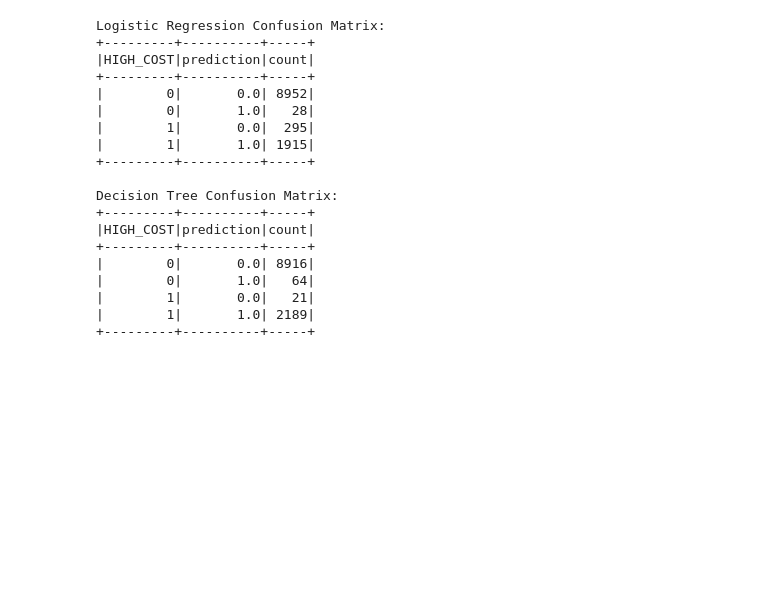
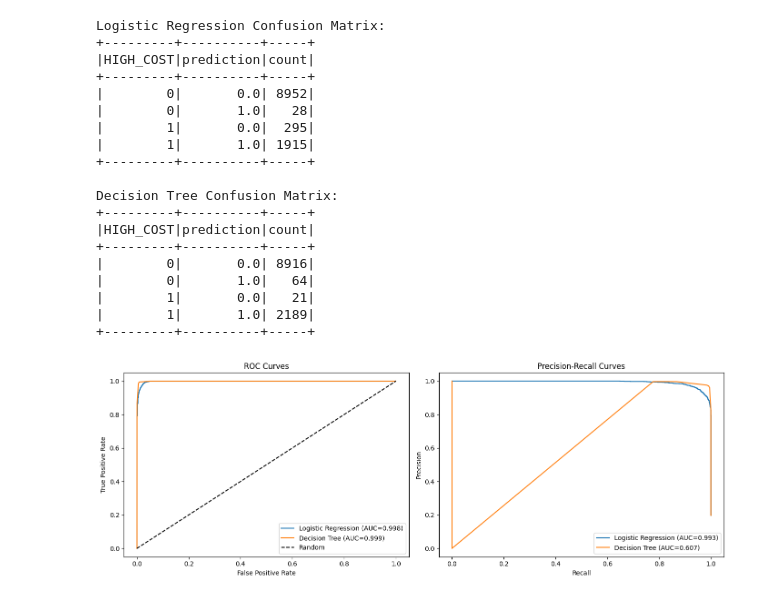
Before and after one commit to firdoushkhilji/firdoushkhilji-7006SCN_FK_16943920, a Jupyter notebook: Task5.ipynb, the cells around one changed output. Saved outputs shown, nothing was run; the diff lists cells and outputs as text; code cells hidden in the pictures; blank space fills up the shorter version.

Commit message:
ROC and Precision-Recall curves generated for both classification models, AUC comparison visualised

```diff
--- a/Task5.ipynb
+++ b/Task5.ipynb
@@ -109,3 +109,87 @@ Decision Tree Confusion Matrix:
 |        1|       0.0|   21|
 |        1|       1.0| 2189|
 +---------+----------+-----+
+# %%
+# Import plotting library and evaluation metrics
+import matplotlib.pyplot as plt
+from sklearn.metrics import roc_curve, precision_recall_curve, auc
+
+# Convert PySpark prediction DataFrames to Pandas
+# This makes it easier to generate plots using Matplotlib.
+log_pdf = log_pred.select('HIGH_COST', 'probability').toPandas()
+log_pdf['prob_1'] = log_pdf['probability'].apply(lambda x: float(x[1]))
+
+dt_pdf = dt_pred.select('HIGH_COST', 'probability').toPandas()
+dt_pdf['prob_1'] = dt_pdf['probability'].apply(lambda x: float(x[1]))
+
+# Create a figure with two plots:
+# Left  = ROC Curve
+# Right = Precision-Recall Curve
+fig, axes = plt.subplots(1, 2, figsize=(14, 5))
+
+# ROC CURVES
+# ROC curves compare the True Positive Rate against
+# the False Positive Rate at different classification thresholds.
+# A larger AUC indicates better classification performance.
+
+for name, pdf, ax_idx in [
+    ('Logistic Regression', log_pdf, 0),
+    ('Decision Tree', dt_pdf, 0)
+]:
+    fpr, tpr, _ = roc_curve(pdf['HIGH_COST'], pdf['prob_1'])
+    roc_auc = auc(fpr, tpr)
+
+    axes[0].plot(
+        fpr,
+        tpr,
+        label=f'{name} (AUC={roc_auc:.3f})'
+    )
+
+# Reference line showing random classification
+axes[0].plot([0, 1], [0, 1], 'k--', label='Random')
+
+axes[0].set_xlabel('False Positive Rate')
+axes[0].set_ylabel('True Positive Rate')
+axes[0].set_title('ROC Curves')
+axes[0].legend()
+
+# PRECISION–RECALL CURVES
+# Precision-Recall curves are particularly useful when
+# class distributions are imbalanced, showing the trade-off
+# between precision and recall.
+
+for name, pdf in [
+    ('Logistic Regression', log_pdf),
+    ('Decision Tree', dt_pdf)
+]:
+    precision, recall, _ = precision_recall_curve(
+        pdf['HIGH_COST'],
+        pdf['prob_1']
+    )
+
+    pr_auc = auc(recall, precision)
+
+    axes[1].plot(
+        recall,
+        precision,
+        label=f'{name} (AUC={pr_auc:.3f})'
+    )
+
+axes[1].set_xlabel('Recall')
+axes[1].set_ylabel('Precision')
+axes[1].set_title('Precision-Recall Curves')
+axes[1].legend()
+
+# Improve spacing between plots
+plt.tight_layout()
+
+# Save the figure to Google Drive for inclusion in the report
+plt.savefig(
+    '/content/drive/MyDrive/TASK_DATASET/roc_pr_curves.png',
+    dpi=150
+)
+
+# Display the plots
+plt.show()
+# %% [output]
+[figure, added]
```
